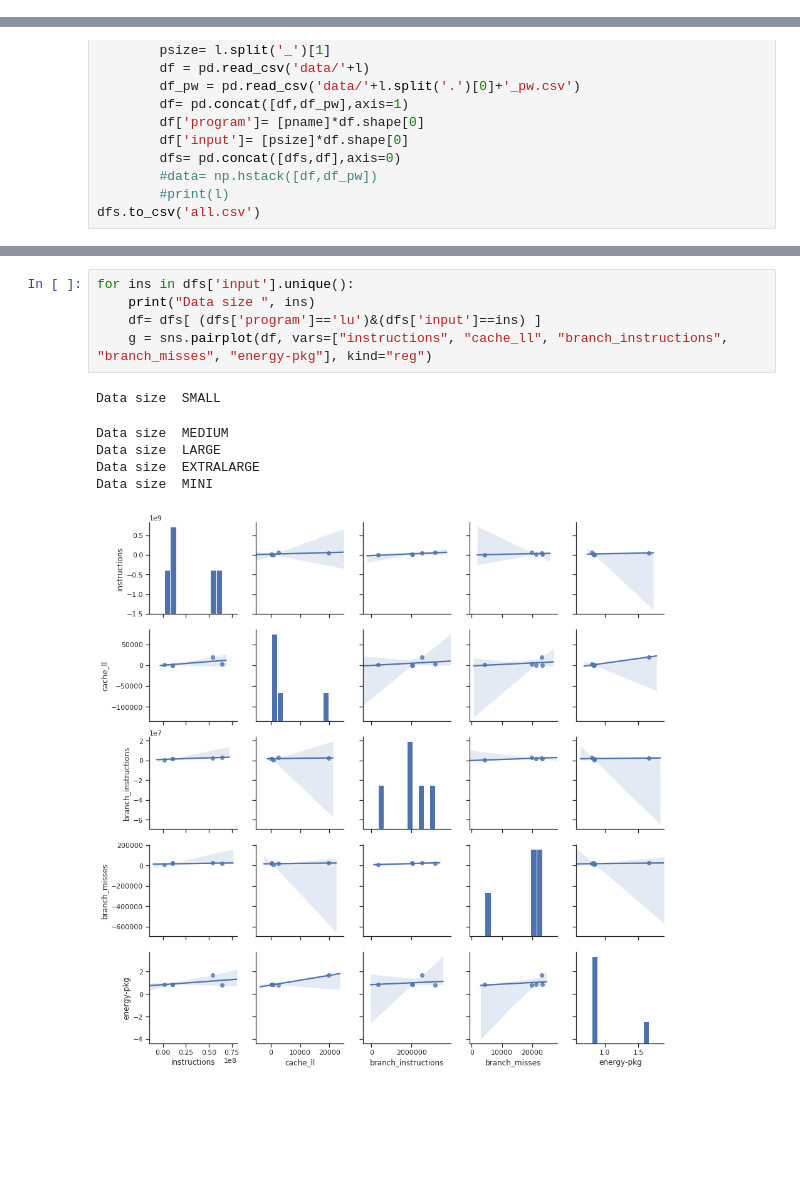
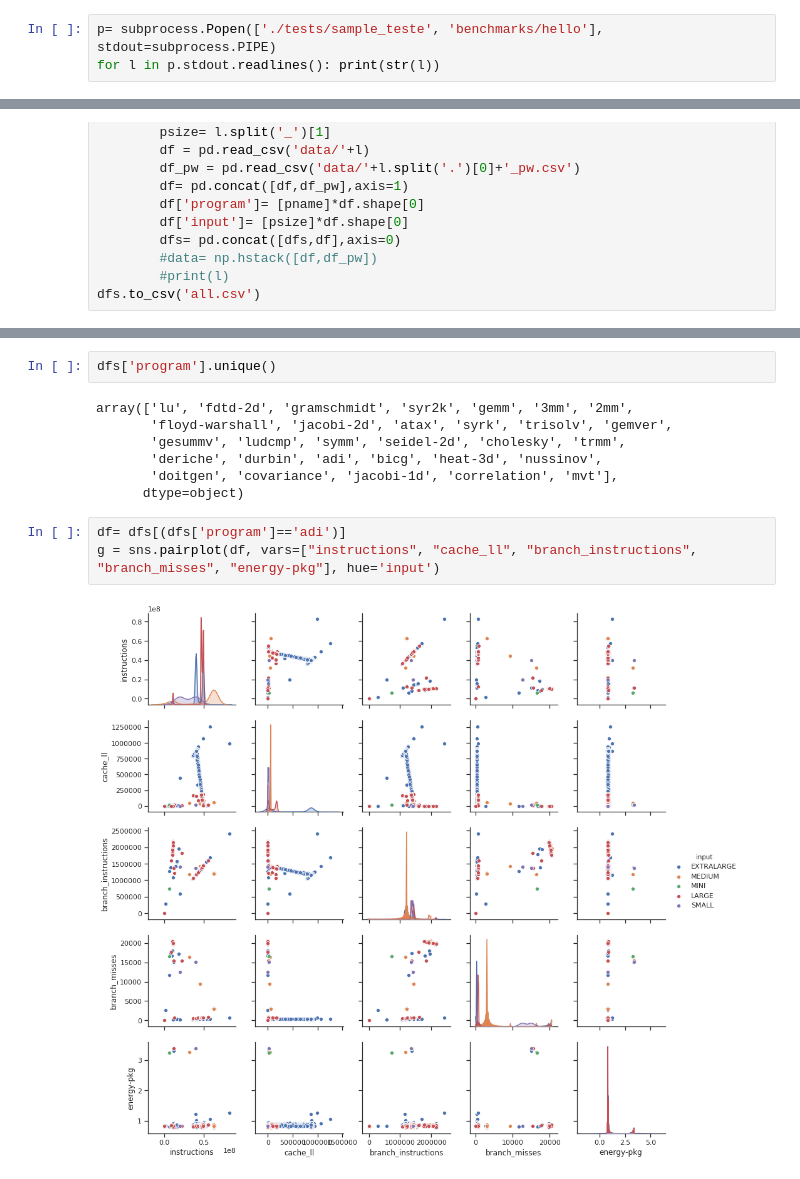
Before and after one commit to VitorRamos/energy, a Jupyter notebook: energyOptimal/perf/analysis.ipynb, the cells around one changed output, grey strips where cells are left out. Cells and saved outputs as stored; diff of their text form; blank space fills up the shorter version.

```diff
--- a/energyOptimal/perf/analysis.ipynb
+++ b/energyOptimal/perf/analysis.ipynb
@@ -287,3 +287,6 @@ Each n events a signal is genereted and call the predifined function.
 Wait for the event file descriptor set a flag after n events.
 ### Time
 Sample every n ms
+# %%
+p= subprocess.Popen(['./tests/sample_teste', 'benchmarks/hello'], stdout=subprocess.PIPE)
+for l in p.stdout.readlines(): print(str(l))
@@ -459,12 +477,14 @@ energy-cores
+# %%
+dfs['program'].unique()
+# %% [output]
+array(['lu', 'fdtd-2d', 'gramschmidt', 'syr2k', 'gemm', '3mm', '2mm',
+       'floyd-warshall', 'jacobi-2d', 'atax', 'syrk', 'trisolv', 'gemver',
+       'gesummv', 'ludcmp', 'symm', 'seidel-2d', 'cholesky', 'trmm',
+       'deriche', 'durbin', 'adi', 'bicg', 'heat-3d', 'nussinov',
+       'doitgen', 'covariance', 'jacobi-1d', 'correlation', 'mvt'],
+      dtype=object)
 # %%
-for ins in dfs['input'].unique():
-    print("Data size ", ins)
-    df= dfs[ (dfs['program']=='lu')&(dfs['input']==ins) ]
-    g = sns.pairplot(df, vars=["instructions", "cache_ll", "branch_instructions", "branch_misses", "energy-pkg"], kind="reg")
+df= dfs[(dfs['program']=='adi')]
+g = sns.pairplot(df, vars=["instructions", "cache_ll", "branch_instructions", "branch_misses", "energy-pkg"], hue='input')
 # %% [output]
-Data size  SMALL
-Data size  MEDIUM
-Data size  LARGE
-Data size  EXTRALARGE
-Data size  MINI
-[figure, old version]
+[figure, new version]
```
Also changed, not shown: parts of 16 cells of this notebook, 1 other file.
